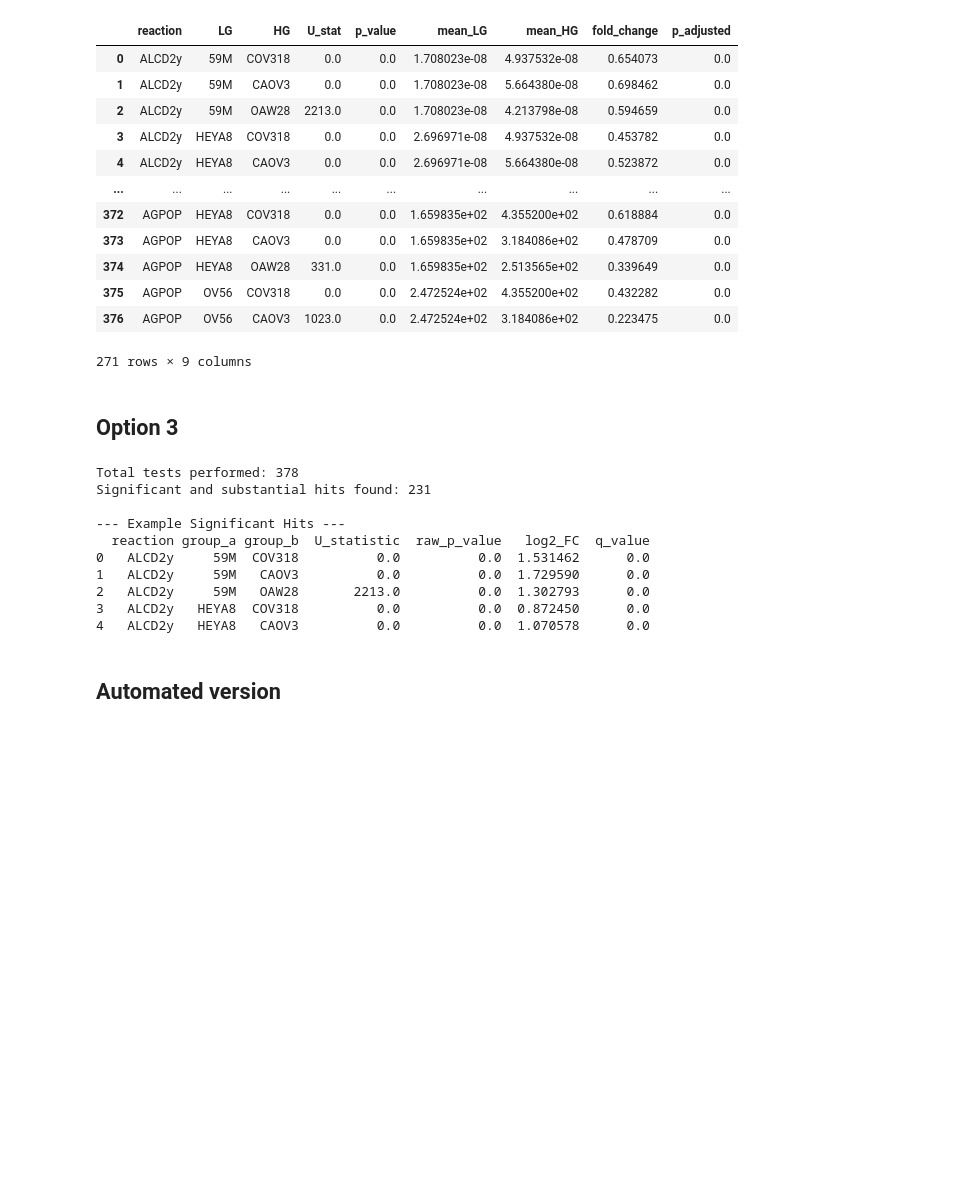
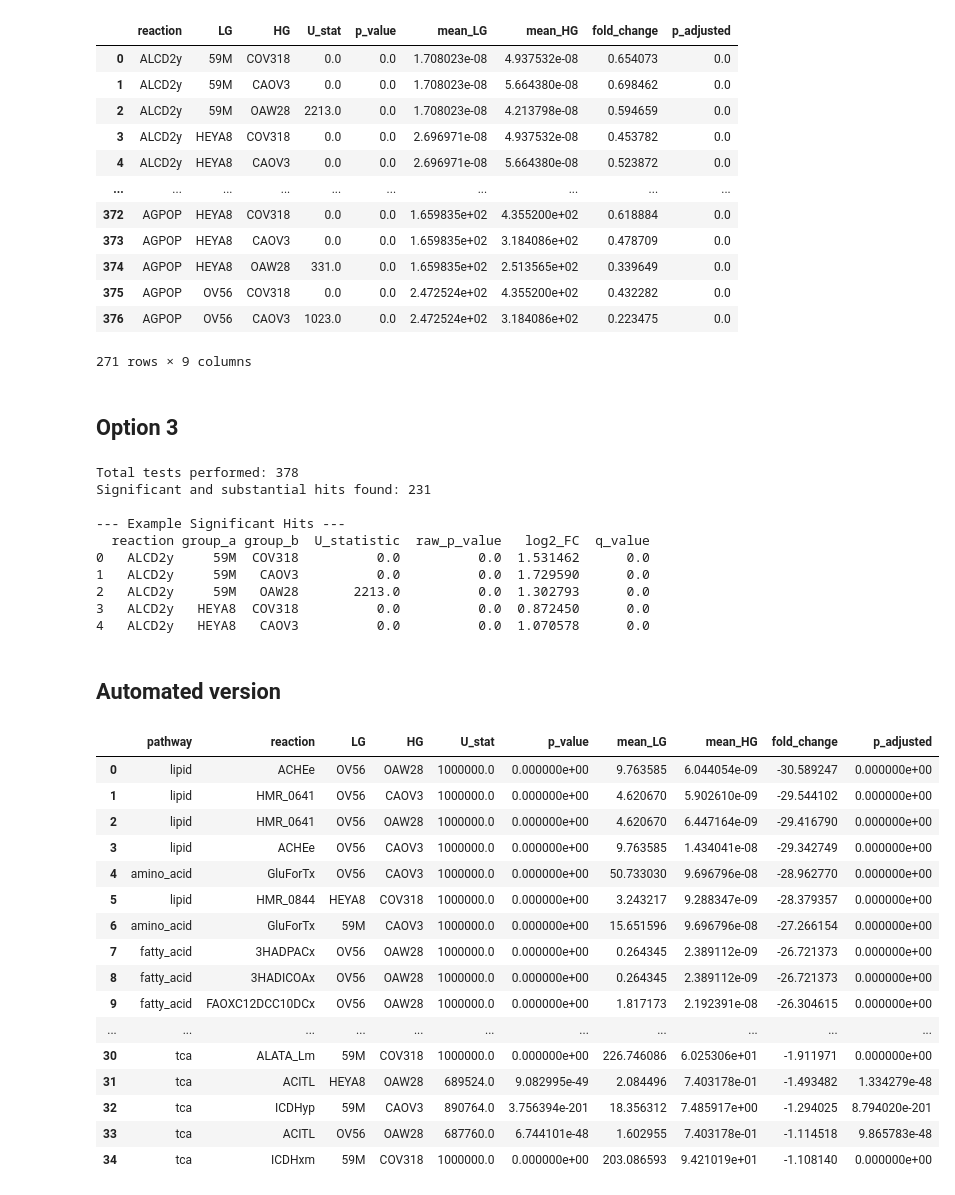
Before and after one commit to MishkaNastia/Ovarian-Cancer, a Jupyter notebook: flux_composition_anastasia.ipynb, the cells around one changed output. Cells and saved outputs as stored; diff of their text form; code cells hidden in the pictures; blank space fills up the shorter version.

```diff
--- a/flux_composition_anastasia.ipynb
+++ b/flux_composition_anastasia.ipynb
@@ -464,4 +464,89 @@ Significant and substantial hits found: 231
 4   ALCD2y   HEYA8   CAOV3          0.0          0.0  1.070578      0.0
 # %% [markdown]
 ## Automated version
+# %%
+results = []
+
+# Iterate across all pathways
+for pathway, reactions in reactions_by_category.items():
+
+    for rxn in reactions:  # only reactions in this pathway
+
+        for lg_name, lg_df in LG.items():
+            for hg_name, hg_df in HG.items():
+
+                # extract distributions
+                if rxn not in lg_df.columns or rxn not in hg_df.columns:
+                    continue
+
+                lg_values = lg_df[rxn].dropna()
+                hg_values = hg_df[rxn].dropna()
+
+                # skip empty
+                if len(lg_values) == 0 or len(hg_values) == 0:
+                    continue
+
+                # compute means
+                mean_lg = lg_values.mean()
+                mean_hg = hg_values.mean()
+
+                if mean_lg > 0 and mean_hg > 0:
+                    # Calculate Log2 Fold Change (HG vs LG)
+                    # log2(HG / LG)
+                    log2_fc = np.log2(mean_hg / mean_lg)
+                else:
+                    # If one or both means are zero or negative, set log2_fc to NaN or a large value
+                    # to mark it, and filter later. For now, use NaN.
+                    log2_fc = np.nan
+
+                # Mann-Whitney U test
+                stat, pval = mannwhitneyu(lg_values, hg_values, alternative="two-sided")
+
+                results.append([
+                    pathway, rxn, lg_name, hg_name,
+                    stat, pval, mean_lg, mean_hg, log2_fc
+                ])
+
+# Build DataFrame
+df_stats = pd.DataFrame(results, columns=[
+    "pathway", "reaction", "LG", "HG",
+    "U_stat", "p_value", "mean_LG", "mean_HG", "fold_change"
+])
+
+# Multiple testing correction
+df_stats["p_adjusted"] = multipletests(df_stats["p_value"], method="fdr_bh")[1]
+
+# Keep significant results
+signif = df_stats[df_stats["p_adjusted"] < 0.01].copy()
+
+# -----------------------
+#  TOP 10 PER PATHWAY
+# -----------------------
+top5_per_pathway = (
+    signif
+    .sort_values(by="fold_change", ascending=True)
+    .groupby("pathway")
+    .head(5)
+    .reset_index(drop=True)
+)
+
+top5_per_pathway
+# %% [output]
+|  | pathway | reaction | LG | HG | U_stat | p_value | mean_LG | mean_HG | fold_change | p_adjusted |
+| 0 | lipid | ACHEe | OV56 | OAW28 | 1000000.0 | 0.000000e+00 | 9.763585 | 6.044054e-09 | -30.589247 | 0.000000e+00 |
+| 1 | lipid | HMR_0641 | OV56 | CAOV3 | 1000000.0 | 0.000000e+00 | 4.620670 | 5.902610e-09 | -29.544102 | 0.000000e+00 |
+| 2 | lipid | HMR_0641 | OV56 | OAW28 | 1000000.0 | 0.000000e+00 | 4.620670 | 6.447164e-09 | -29.416790 | 0.000000e+00 |
+| 3 | lipid | ACHEe | OV56 | CAOV3 | 1000000.0 | 0.000000e+00 | 9.763585 | 1.434041e-08 | -29.342749 | 0.000000e+00 |
+| 4 | amino_acid | GluForTx | OV56 | CAOV3 | 1000000.0 | 0.000000e+00 | 50.733030 | 9.696796e-08 | -28.962770 | 0.000000e+00 |
+| 5 | lipid | HMR_0844 | HEYA8 | COV318 | 1000000.0 | 0.000000e+00 | 3.243217 | 9.288347e-09 | -28.379357 | 0.000000e+00 |
+| 6 | amino_acid | GluForTx | 59M | CAOV3 | 1000000.0 | 0.000000e+00 | 15.651596 | 9.696796e-08 | -27.266154 | 0.000000e+00 |
+| 7 | fatty_acid | 3HADPACx | OV56 | OAW28 | 1000000.0 | 0.000000e+00 | 0.264345 | 2.389112e-09 | -26.721373 | 0.000000e+00 |
+| 8 | fatty_acid | 3HADICOAx | OV56 | OAW28 | 1000000.0 | 0.000000e+00 | 0.264345 | 2.389112e-09 | -26.721373 | 0.000000e+00 |
+| 9 | fatty_acid | FAOXC12DCC10DCx | OV56 | OAW28 | 1000000.0 | 0.000000e+00 | 1.817173 | 2.192391e-08 | -26.304615 | 0.000000e+00 |
+| ... | ... | ... | ... | ... | ... | ... | ... | ... | ... | ... |
+| 30 | tca | ALATA_Lm | 59M | COV318 | 1000000.0 | 0.000000e+00 | 226.746086 | 6.025306e+01 | -1.911971 | 0.000000e+00 |
+| 31 | tca | ACITL | HEYA8 | OAW28 | 689524.0 | 9.082995e-49 | 2.084496 | 7.403178e-01 | -1.493482 | 1.334279e-48 |
+| 32 | tca | ICDHyp | 59M | CAOV3 | 890764.0 | 3.756394e-201 | 18.356312 | 7.485917e+00 | -1.294025 | 8.794020e-201 |
+| 33 | tca | ACITL | OV56 | OAW28 | 687760.0 | 6.744101e-48 | 1.602955 | 7.403178e-01 | -1.114518 | 9.865783e-48 |
+| 34 | tca | ICDHxm | 59M | COV318 | 1000000.0 | 0.000000e+00 | 203.086593 | 9.421019e+01 | -1.108140 | 0.000000e+00 |
 # %%
```
Also changed, not shown: parts of 6 cells of this notebook, 1 other file.
